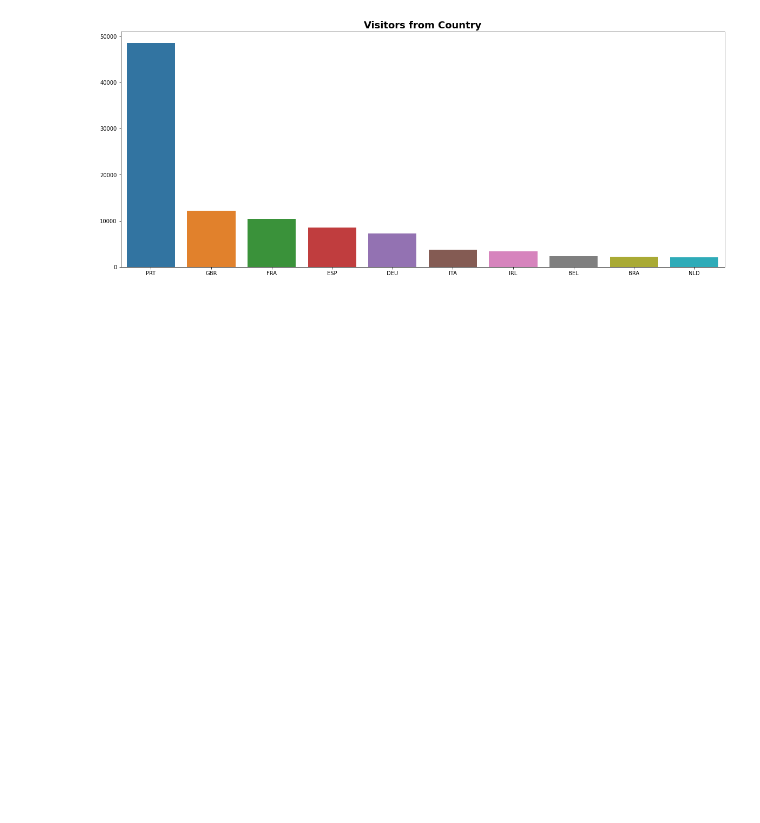
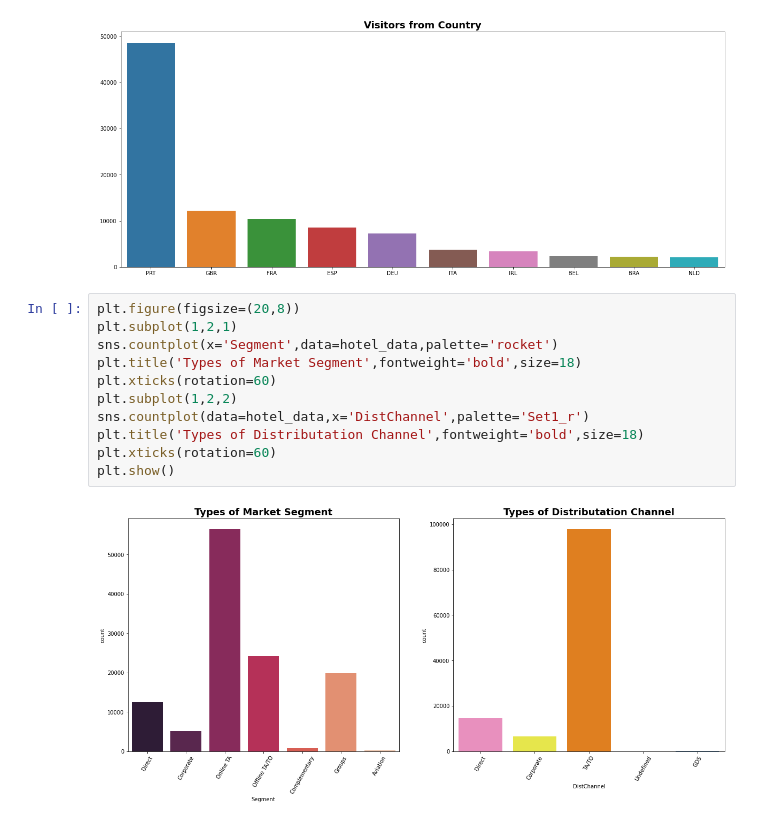
Before and after one commit to ambika1us/Hotel_Booking_Analysis, a Jupyter notebook: Ambika_Prasad_Rath__Hotel_Booking_Analysis_Capstone_Project.ipynb, the cells around one changed output. Drawn from its saved outputs; the diff is of its cells as text; blank space fills up the shorter version.

```diff
--- a/Ambika_Prasad_Rath__Hotel_Booking_Analysis_Capstone_Project.ipynb
+++ b/Ambika_Prasad_Rath__Hotel_Booking_Analysis_Capstone_Project.ipynb
@@ -496,3 +483,16 @@ sns.barplot (y= list(hotel_data.Country.value_counts().head (10)), x= list(hotel
 plt.show()
 # %% [output]
 [figure]
+# %%
+plt.figure(figsize=(20,8))
+plt.subplot(1,2,1)
+sns.countplot(x='Segment',data=hotel_data,palette='rocket')
+plt.title('Types of Market Segment',fontweight='bold',size=18)
+plt.xticks(rotation=60)
+plt.subplot(1,2,2)
+sns.countplot(data=hotel_data,x='DistChannel',palette='Set1_r')
+plt.title('Types of Distributation Channel',fontweight='bold',size=18)
+plt.xticks(rotation=60)
+plt.show()
+# %% [output]
+[figure, added]
```
Also changed, not shown: parts of 13 cells of this notebook.
